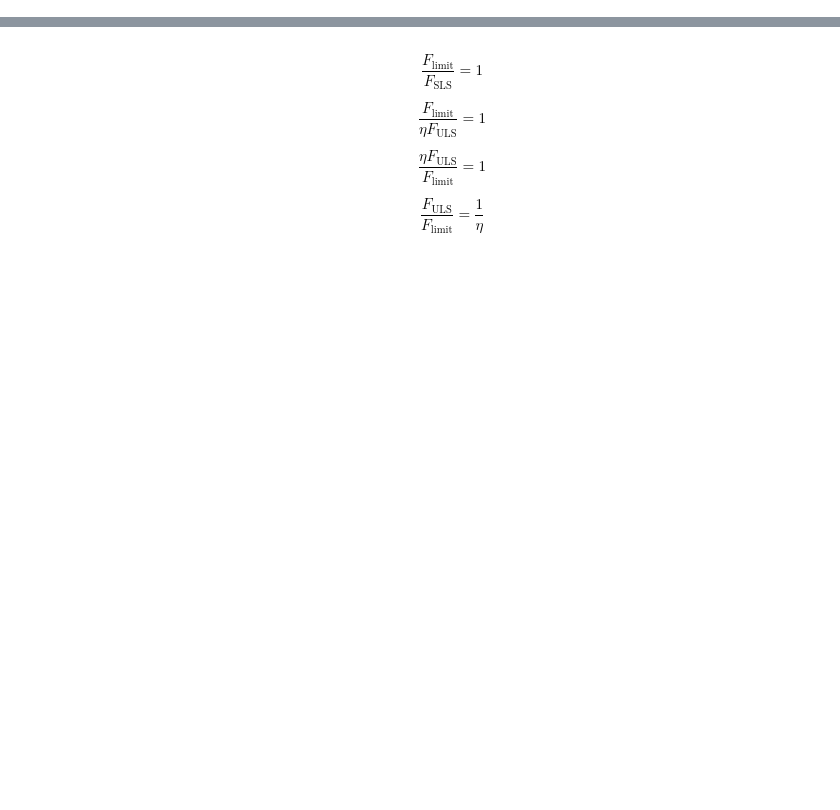
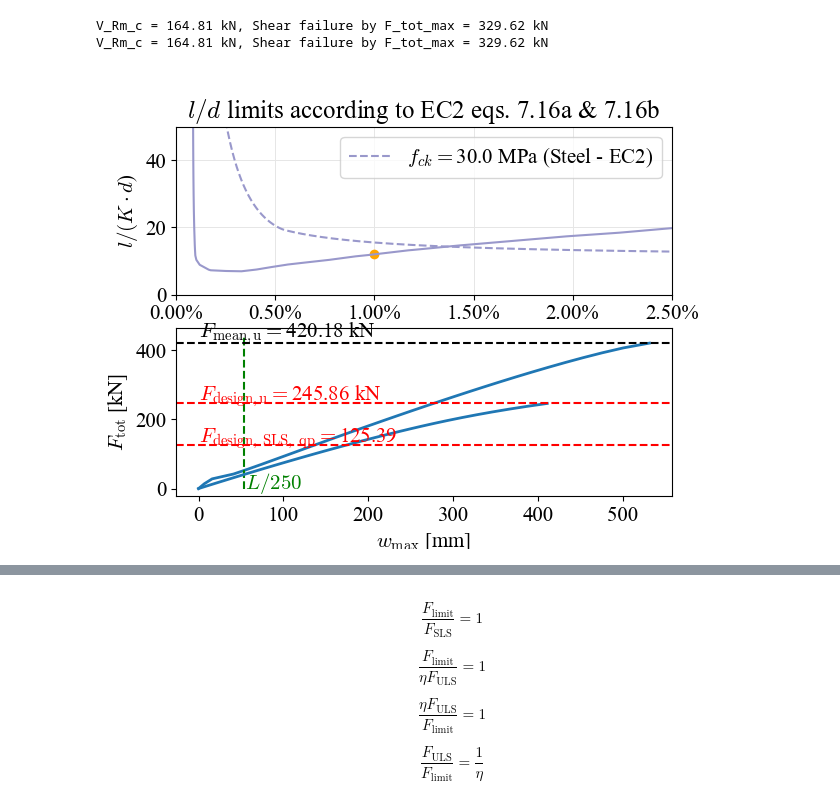
Before and after one commit to bmcs-group/bmcs_beam, a Jupyter notebook: notebooks/deflection/slenderness_curves/comparing_steel_and_carbon_curves.ipynb, the cells around one changed output, grey strips where cells are left out. Saved outputs shown, nothing was run; the diff lists cells and outputs as text; code cells hidden in the pictures; blank space fills up the shorter version.

```diff
--- a/notebooks/deflection/slenderness_curves/comparing_steel_and_carbon_curves.ipynb
+++ b/notebooks/deflection/slenderness_curves/comparing_steel_and_carbon_curves.ipynb
@@ -75,0 +49,8 @@ NameError: name 'b_sls' is not defined
+# %%
+fig, axes = plt.subplots(2, 1)
+b_sls.update_plot(axes)
+fig.show()
+# %% [output]
+V_Rm_c = 164.81 kN, Shear failure by F_tot_max = 329.62 kN
+V_Rm_c = 164.81 kN, Shear failure by F_tot_max = 329.62 kN
+[figure, added]
```
Also changed, not shown: parts of 18 cells of this notebook, 8 other files.
